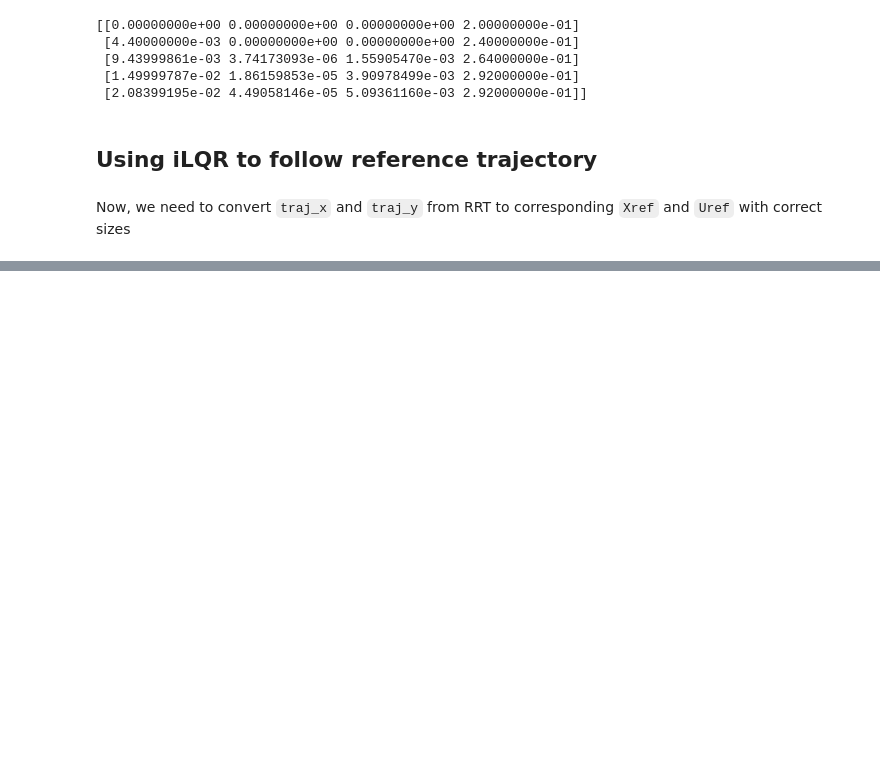
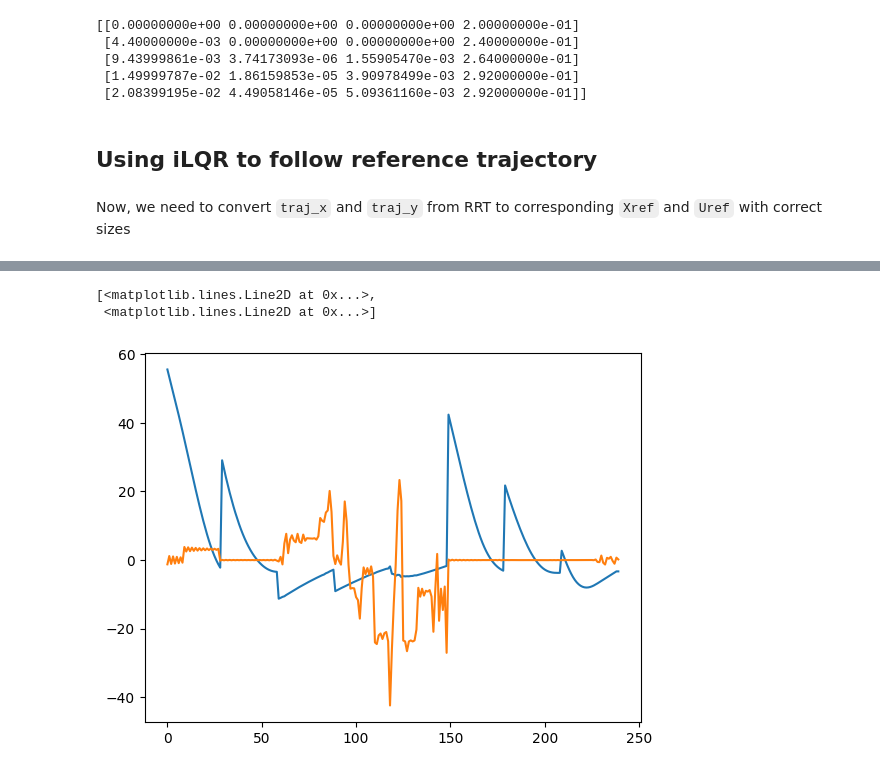
Before and after one commit to Antoine-Bergerault/OCRL-Project, a Jupyter notebook: main.ipynb, the cells around one changed output, grey strips where cells are left out. Saved outputs shown, nothing was run; the diff lists cells and outputs as text; code cells hidden in the pictures; blank space fills up the shorter version.

```diff
--- a/main.ipynb
+++ b/main.ipynb
@@ -251,0 +326,6 @@ plt.show()
+# %%
+plt.plot(U)
+# %% [output]
+[<matplotlib.lines.Line2D at 0x...>,
+ <matplotlib.lines.Line2D at 0x...>]
+[figure, added]
```
Also changed, not shown: parts of 10 cells of this notebook, 1 other file.
